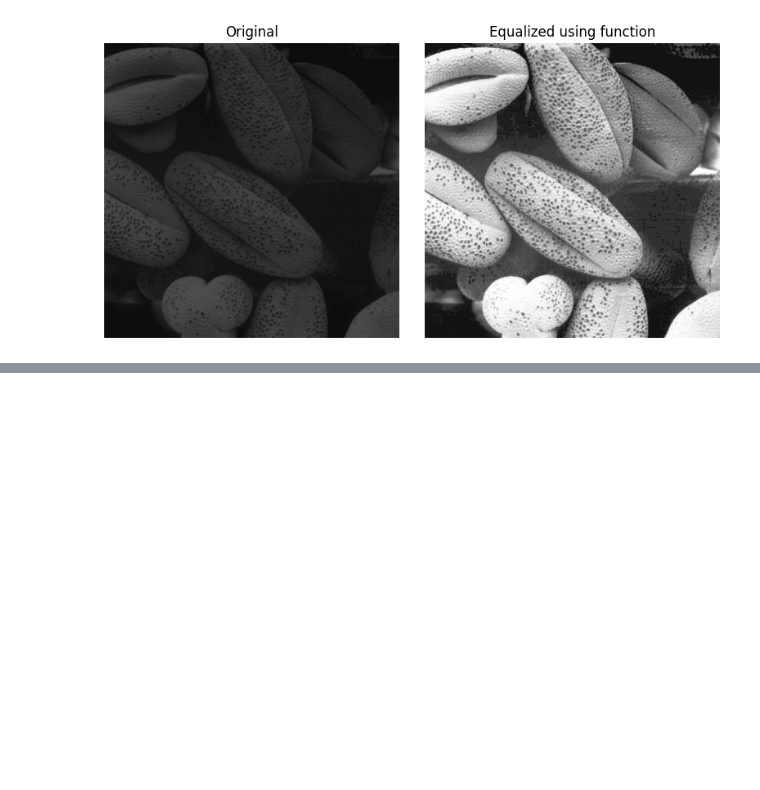
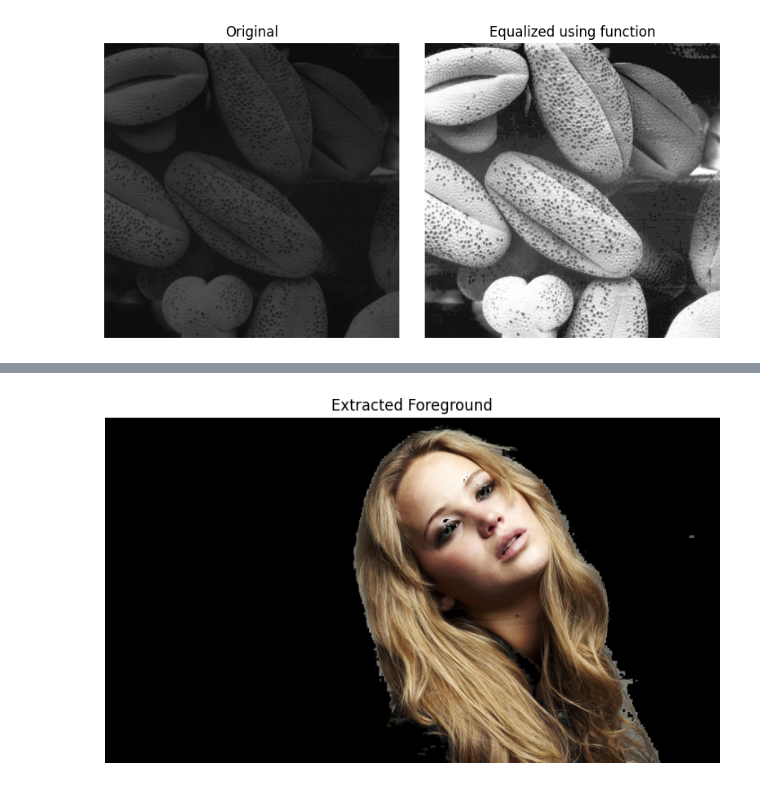
Before and after one commit to devnithw/en3160, a Jupyter notebook: assignment1.ipynb, the cells around one changed output, grey strips where cells are left out. Cells and saved outputs as stored; diff of their text form; code cells hidden in the pictures; blank space fills up the shorter version.

```diff
--- a/assignment1.ipynb
+++ b/assignment1.ipynb
@@ -294,0 +355,16 @@ plt.show()
+# %%
+# Apply thresholding on Saturation plane
+_, mask = cv.threshold(S, 12, 255, cv.THRESH_BINARY)
+
+# Use bitwise_and to extract the foreground using the mask
+foreground = cv.bitwise_and(jennifer, jennifer, mask=mask)
+
+# Display the extracted foreground
+plt.figure(figsize=(10, 5))
+
+plt.imshow(cv.cvtColor(foreground, cv.COLOR_BGR2RGB))
+plt.title('Extracted Foreground')
+plt.axis('off')
+plt.show()
+# %% [output]
+[figure, added]
```
Also changed, not shown: parts of 7 cells of this notebook.
